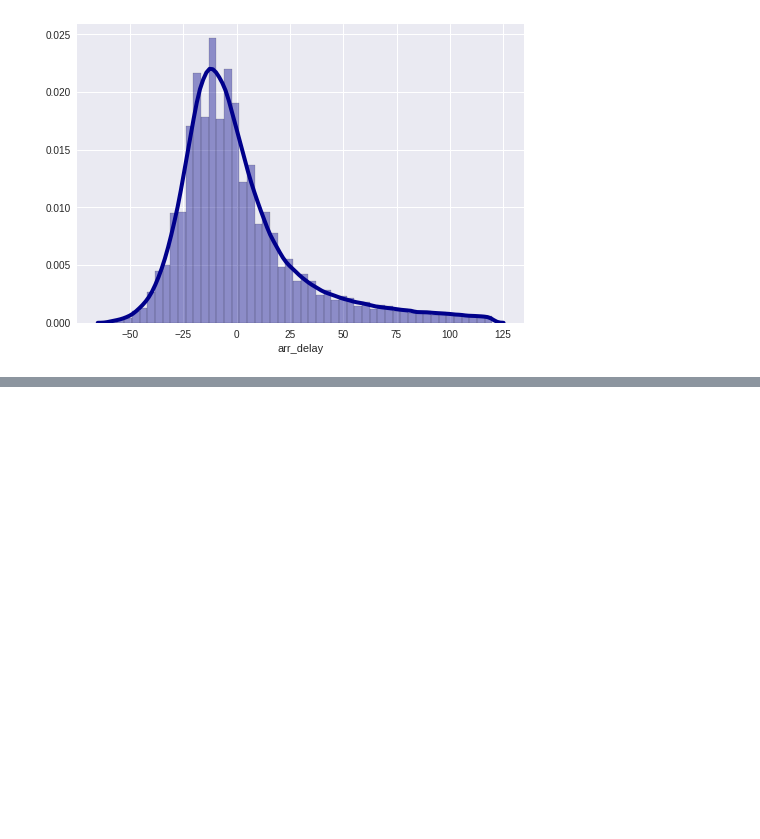
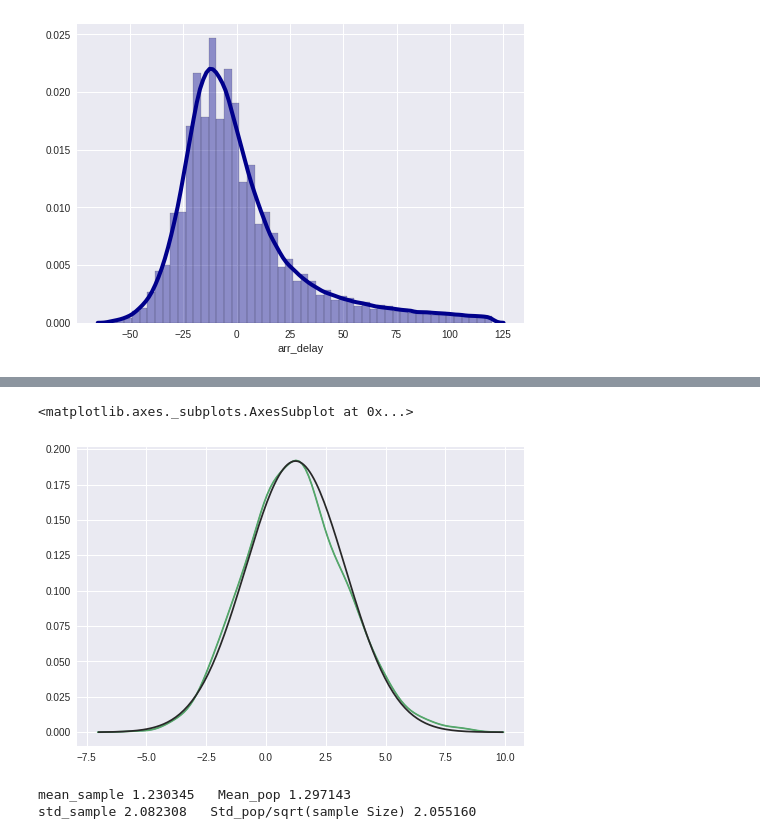
Before and after one commit to Venkatakkinapalli/Python-Examples, a Jupyter notebook: DataVisualization_Flights.ipynb, the cells around one changed output, grey strips where cells are left out. Drawn from its saved outputs; the diff is of its cells as text; code cells hidden in the pictures; blank space fills up the shorter version.

```diff
--- a/DataVisualization_Flights.ipynb
+++ b/DataVisualization_Flights.ipynb
@@ -111,0 +114,30 @@ Text(0, 0.5, 'Density')
+# %%
+def sample(df, n, m):
+  samples = []
+  for i in range(n):
+    samples.append(df.sample(m))
+  return samples
+# %%
+samples = sample(df,1000,200)
+# %%
+means = [np.mean(x.arr_delay) for x in samples]
+# %%
+from scipy.stats import norm
+sns.distplot(means, hist = False, kde = True, rug = False, kde_kws = {'linewidth': 1})
+sns.distplot(means, hist=False, fit=norm)
+#sns.distplot(df.arr_delay, kde = True, hist = False)
+# %% [output]
+<matplotlib.axes._subplots.AxesSubplot at 0x...>
+[figure, added]
+# %%
+mean_sample = np.mean(means)
+mean_pop = np.mean(df.arr_delay)
+std_pop = np.std(df.arr_delay)/np.sqrt(200)
+std_sample = np.std(means)
+
+
+print("mean_sample %f " %mean_sample, " Mean_pop %f" %mean_pop)
+print("std_sample %f " %std_sample, " Std_pop/sqrt(sample Size) %f" %std_pop)
+# %% [output]
+mean_sample 1.230345   Mean_pop 1.297143
+std_sample 2.082308   Std_pop/sqrt(sample Size) 2.055160
```
Also changed, not shown: parts of 4 cells of this notebook.
